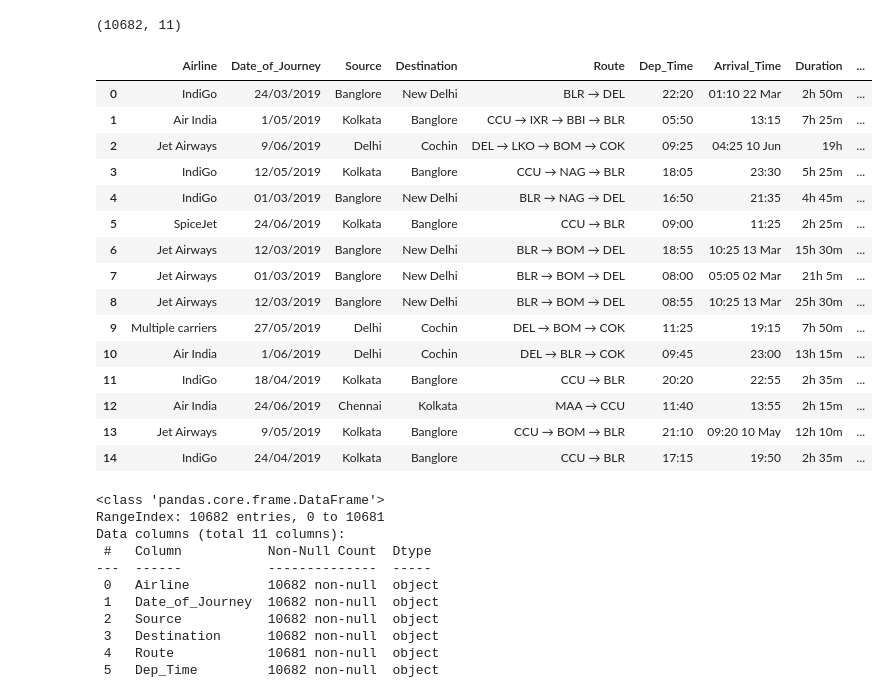
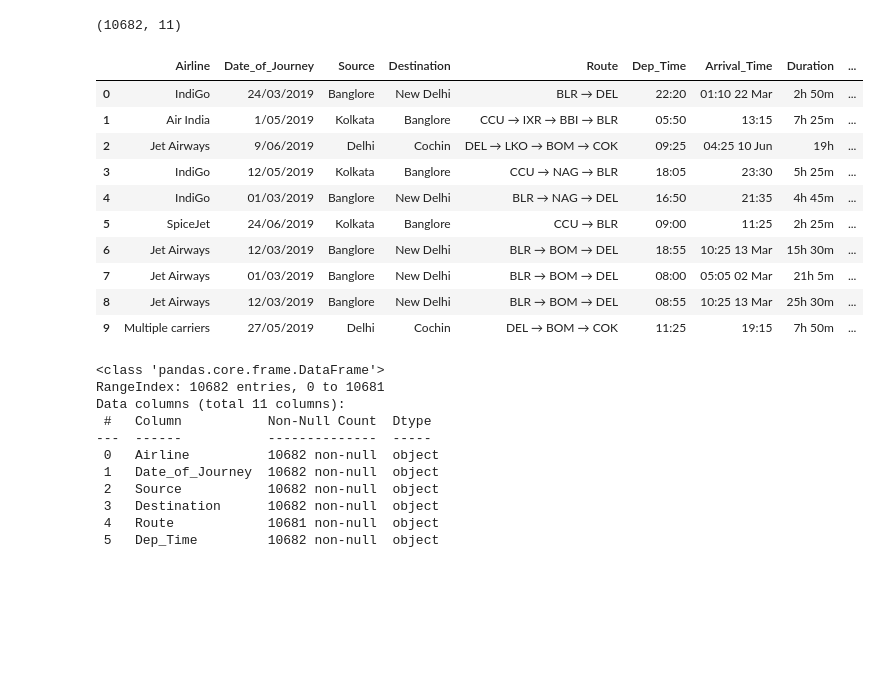
Before and after one commit to SHIVRAJSHINDE/Eda-FeatureEngineering, a Jupyter notebook: EDA/Data Travel/edaAndPreprocessing2.ipynb, the cells around one changed output. Saved outputs shown, nothing was run; the diff lists cells and outputs as text; code cells hidden in the pictures; blank space fills up the shorter version.

```diff
--- a/EDA/Data Travel/edaAndPreprocessing2.ipynb
+++ b/EDA/Data Travel/edaAndPreprocessing2.ipynb
@@ -30,24 +30,19 @@ df.shape
 (10682, 11)
 # %%
 # View of the Data
-df.head(15)
+df.head(10)
 # %% [output]
 |  | Airline | Date_of_Journey | Source | Destination | Route | Dep_Time | Arrival_Time | Duration | ... |
 | 0 | IndiGo | 24/03/2019 | Banglore | New Delhi | BLR → DEL | 22:20 | 01:10 22 Mar | 2h 50m | ... |
 | 1 | Air India | 1/05/2019 | Kolkata | Banglore | CCU → IXR → BBI → BLR | 05:50 | 13:15 | 7h 25m | ... |
 | 2 | Jet Airways | 9/06/2019 | Delhi | Cochin | DEL → LKO → BOM → COK | 09:25 | 04:25 10 Jun | 19h | ... |
 | 3 | IndiGo | 12/05/2019 | Kolkata | Banglore | CCU → NAG → BLR | 18:05 | 23:30 | 5h 25m | ... |
 | 4 | IndiGo | 01/03/2019 | Banglore | New Delhi | BLR → NAG → DEL | 16:50 | 21:35 | 4h 45m | ... |
 | 5 | SpiceJet | 24/06/2019 | Kolkata | Banglore | CCU → BLR | 09:00 | 11:25 | 2h 25m | ... |
 | 6 | Jet Airways | 12/03/2019 | Banglore | New Delhi | BLR → BOM → DEL | 18:55 | 10:25 13 Mar | 15h 30m | ... |
 | 7 | Jet Airways | 01/03/2019 | Banglore | New Delhi | BLR → BOM → DEL | 08:00 | 05:05 02 Mar | 21h 5m | ... |
 | 8 | Jet Airways | 12/03/2019 | Banglore | New Delhi | BLR → BOM → DEL | 08:55 | 10:25 13 Mar | 25h 30m | ... |
 | 9 | Multiple carriers | 27/05/2019 | Delhi | Cochin | DEL → BOM → COK | 11:25 | 19:15 | 7h 50m | ... |
-| 10 | Air India | 1/06/2019 | Delhi | Cochin | DEL → BLR → COK | 09:45 | 23:00 | 13h 15m | ... |
-| 11 | IndiGo | 18/04/2019 | Kolkata | Banglore | CCU → BLR | 20:20 | 22:55 | 2h 35m | ... |
-| 12 | Air India | 24/06/2019 | Chennai | Kolkata | MAA → CCU | 11:40 | 13:55 | 2h 15m | ... |
-| 13 | Jet Airways | 9/05/2019 | Kolkata | Banglore | CCU → BOM → BLR | 21:10 | 09:20 10 May | 12h 10m | ... |
-| 14 | IndiGo | 24/04/2019 | Kolkata | Banglore | CCU → BLR | 17:15 | 19:50 | 2h 35m | ... |
 # %%
 # Datatypes
 
```
Also changed, not shown: parts of 16 cells of this notebook, 1 other file.
